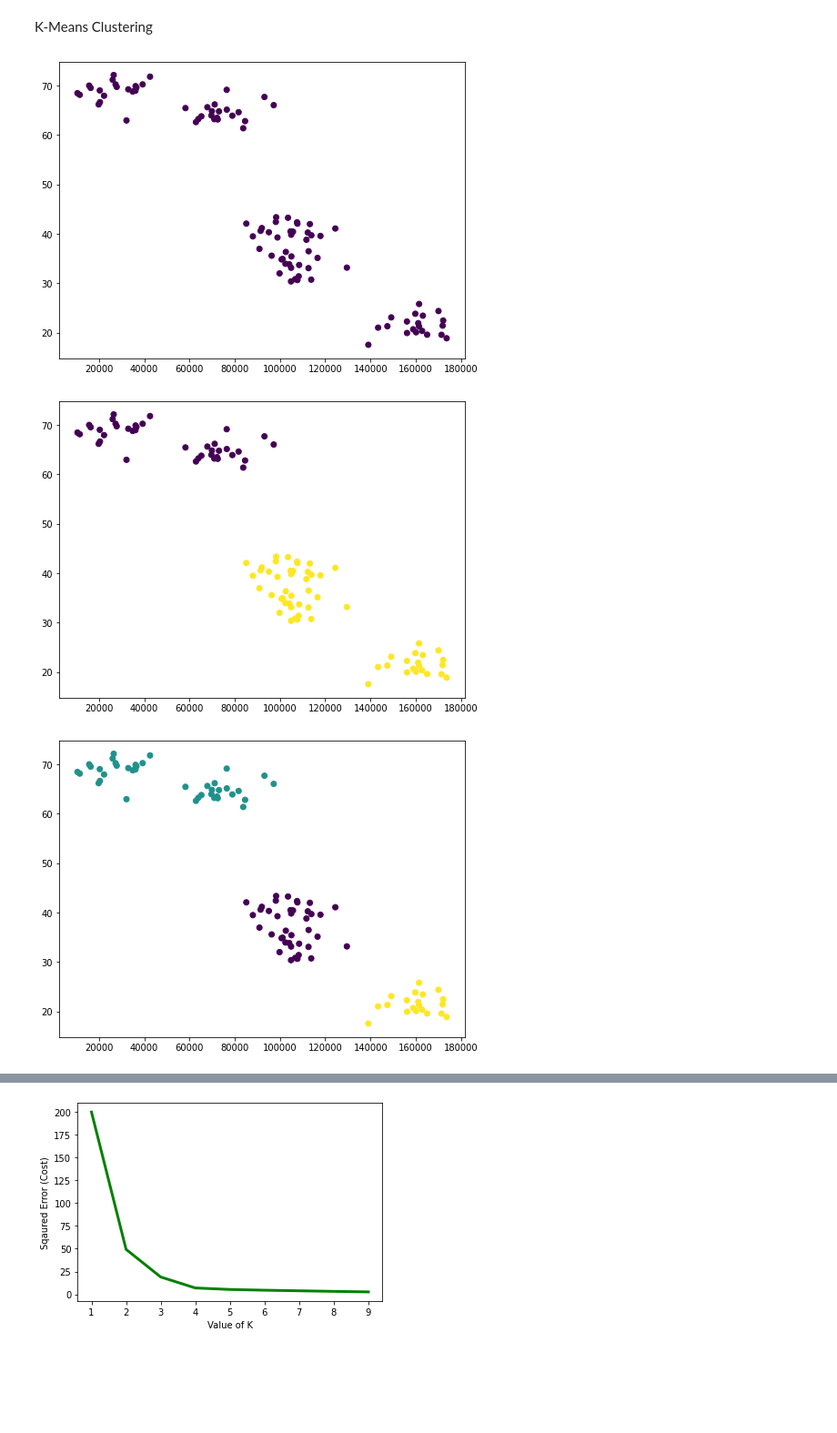
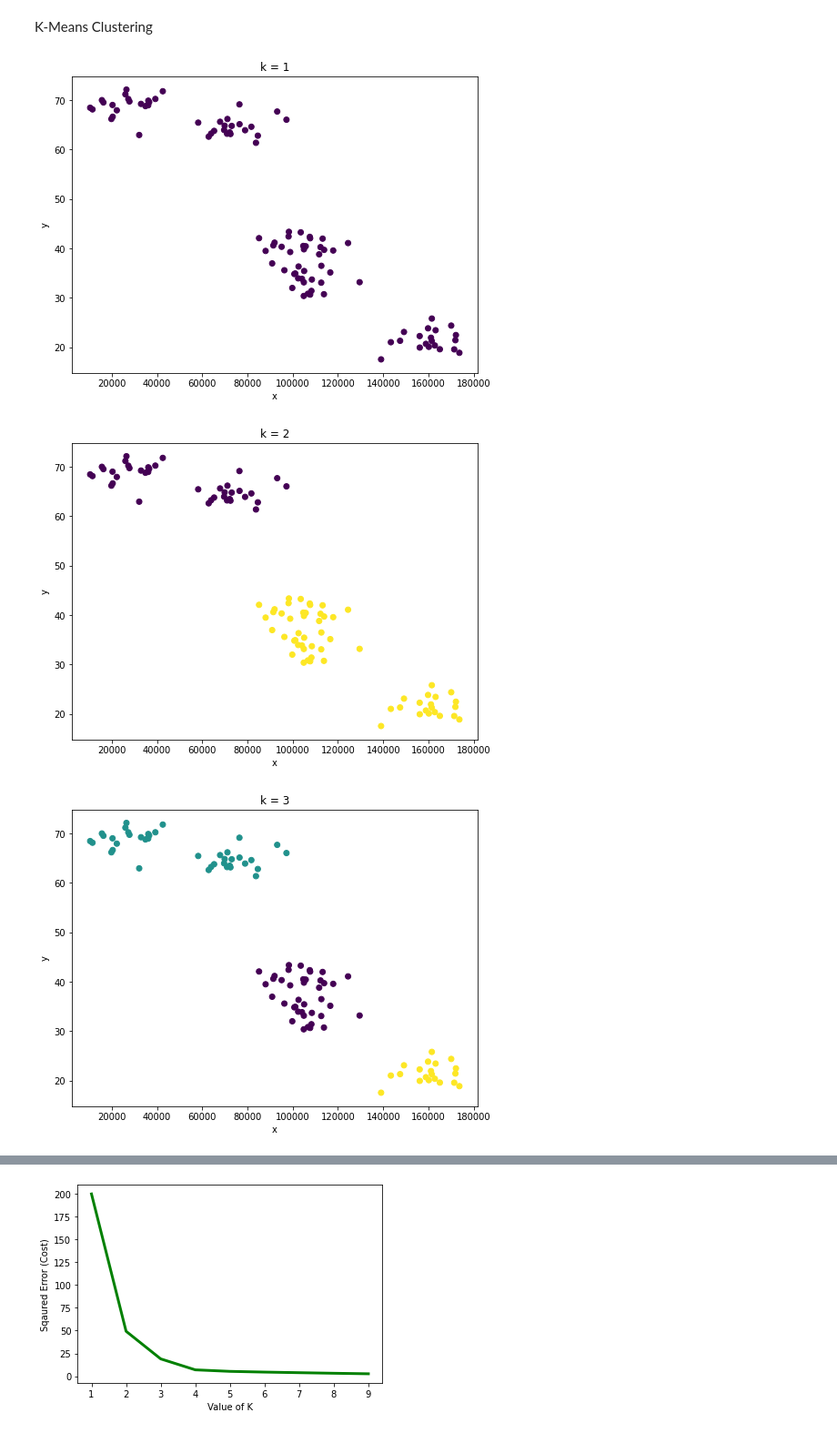
Before and after one commit to shag527/Machine-Learning, a Jupyter notebook: Machine Learning/KMeans Clustering.ipynb, the cells around one changed output, grey strips where cells are left out. Shown: that part at 91% size. Cells and saved outputs as stored; diff of their text form; code cells hidden in the pictures; blank space fills up the shorter version.

```diff
--- a/Machine Learning/KMeans Clustering.ipynb
+++ b/Machine Learning/KMeans Clustering.ipynb
@@ -25,23 +25,26 @@ from numpy import random, float
 # %%
 # When the data is scaled
 data = createClusteredData(100, 5)
 cost=[]
 
 for k in range(1,10):
     model = KMeans(n_clusters=k)
 
     # Scaling the data to normalize it! Important for good results.
     model = model.fit(scale(data))
     cost.append(model.inertia_)
 
     #print(model.labels_)
 
 
     # And we'll visualize it:
     plt.figure(figsize=(8, 6))
     plt.scatter(data[:,0], data[:,1], c=model.labels_.astype(float))
+    plt.xlabel('x')
+    plt.ylabel('y')
+    plt.title('k = '+str(k))
     plt.show()
 # %% [output]
-[figure, old version]
+[figure, new version]
-[figure, old version]
+[figure, new version]
-[figure, old version]
+[figure, new version]
```
Also changed, not shown: parts of 2 cells of this notebook.
